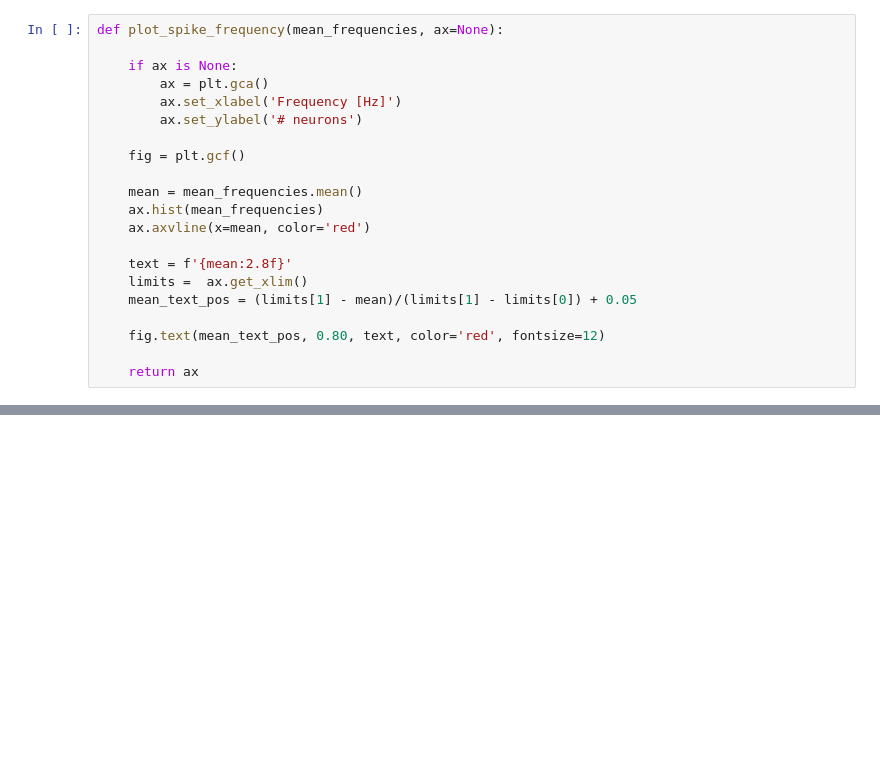
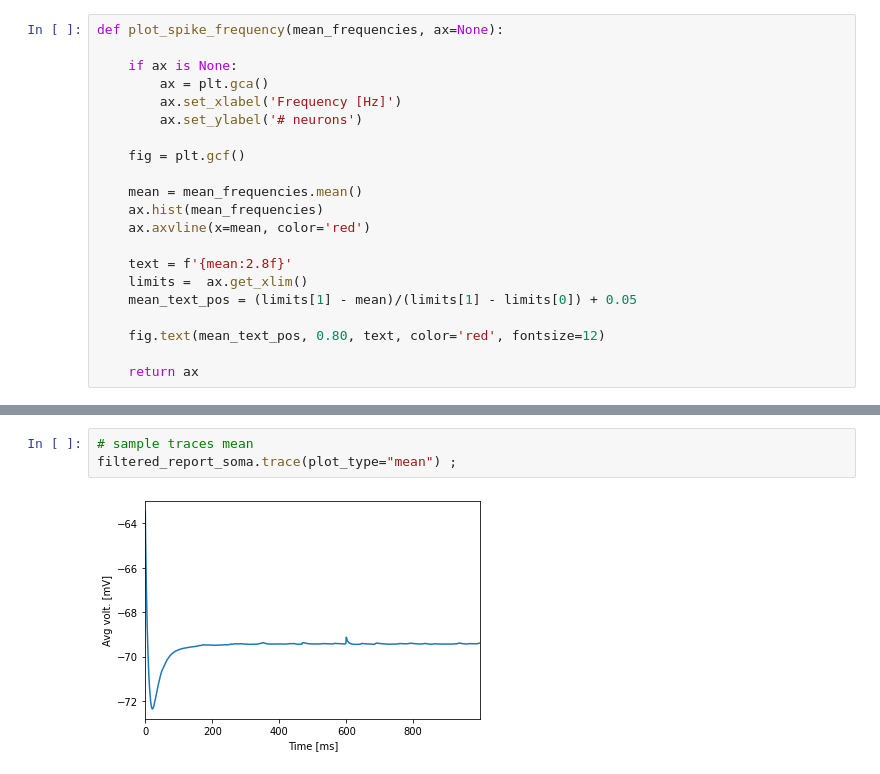
Before and after one commit to BlueBrain/MOOC-hippocampus-network-simulation-2019, a Jupyter notebook: notebooks/basic_simulation_analysis.ipynb, the cells around one changed output, grey strips where cells are left out. Drawn from its saved outputs; the diff is of its cells as text; blank space fills up the shorter version.

```diff
--- a/notebooks/basic_simulation_analysis.ipynb
+++ b/notebooks/basic_simulation_analysis.ipynb
@@ -89,0 +170,5 @@ HTML(anim.to_html5_video())
+# %%
+# sample traces mean
+filtered_report_soma.trace(plot_type="mean") ;
+# %% [output]
+[figure, added]
```
Also changed, not shown: parts of 18 cells of this notebook.
